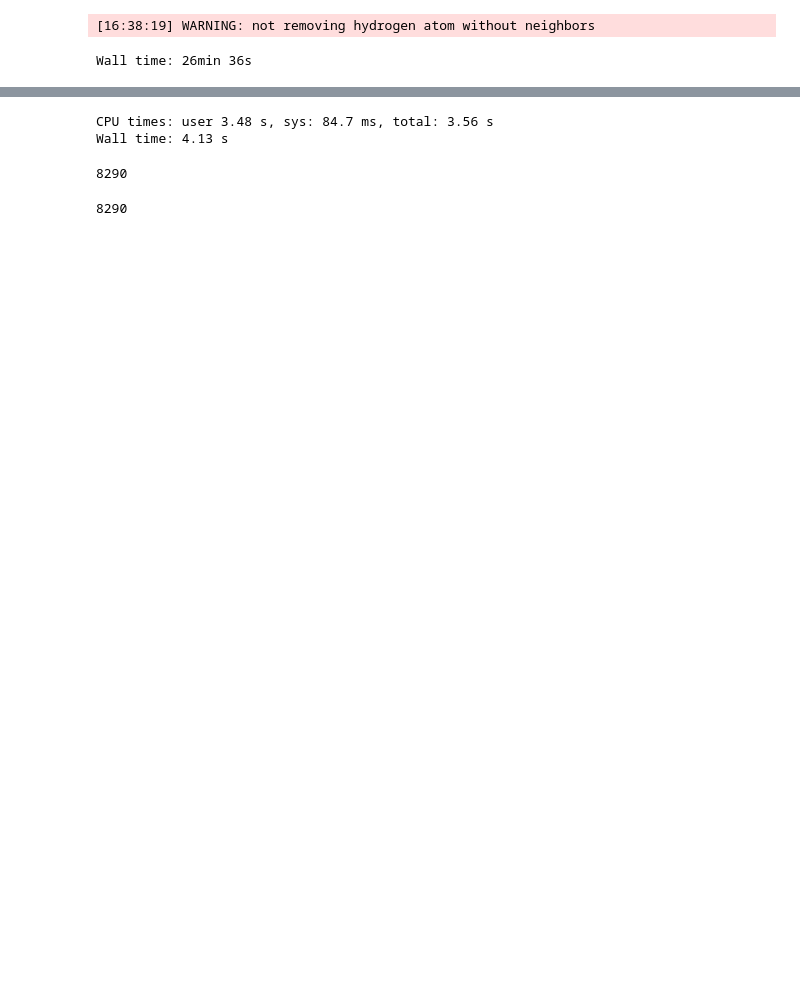
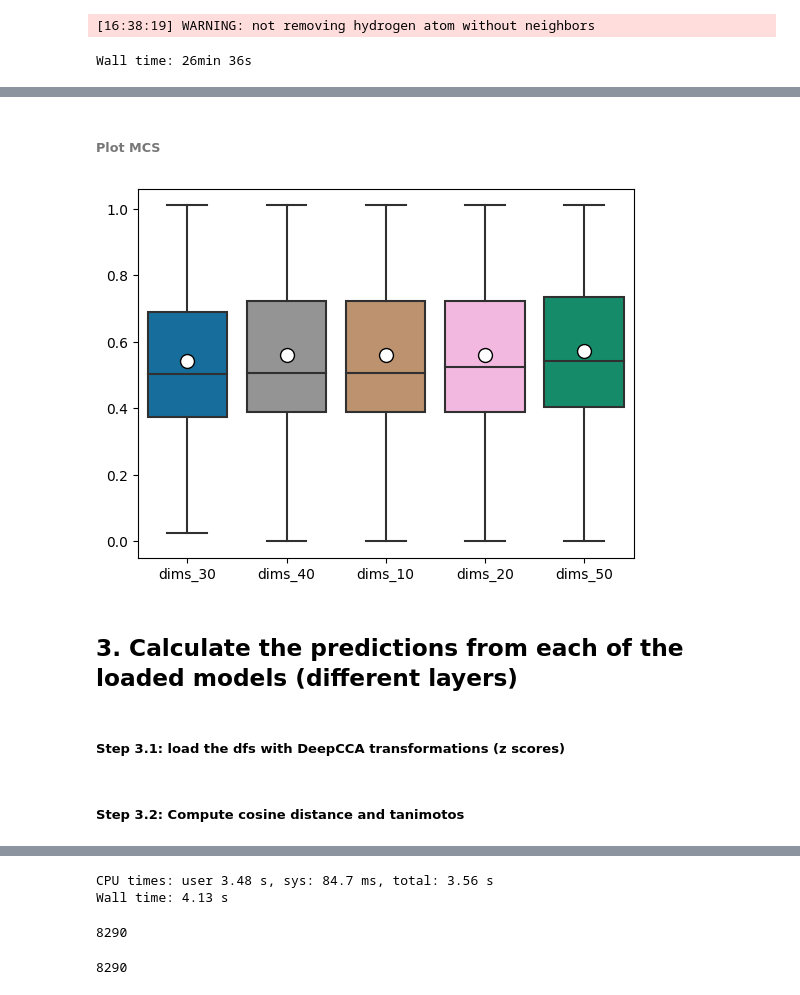
Before and after one commit to LukaLmelias/DeepCCA_thesis, a Jupyter notebook: spectra_structure_prediction.ipynb, the cells around one changed output, grey strips where cells are left out. Saved outputs shown, nothing was run; the diff lists cells and outputs as text; code cells hidden in the pictures; blank space fills up the shorter version.

```diff
--- a/spectra_structure_prediction.ipynb
+++ b/spectra_structure_prediction.ipynb
@@ -478,14 +528,15 @@ for dim in dims:
 # %%
-dims = [10,20,30,40]
+dims = [10,20,30,40,50] # 50 not included as this is still running
 tanis = []
 mcs_all = []
 
 for dim in dims:
-    tani = Files(f'./sdl_logs/sdl_optimal_dims/sdl_dim_{dim}_tanimoto.pickle').load_pickle()
-    mcs = Files(f'./sdl_logs/sdl_optimal_dims/sdl_dim_{dim}_mcs.pickle').load_pickle()
+    tani = Files(f'./sdl_logs/sdl_optimal_dims/validation/sdl_dim_{dim}_validation_tanimoto.pickle').load_pickle()
+    mcs = Files(f'./sdl_logs/sdl_optimal_dims/validation/sdl_dim_{dim}_validation_mcs.pickle').load_pickle()
     tanis.append(tani)
     mcs_all.append(mcs)
     print('complete dim:', dim)
+    #break
 # %% [output]
 complete dim: 10
 complete dim: 20
@@ -539,0 +594,24 @@ MemoryError:
+# %% [markdown]
+###### Plot MCS
+# %%
+sorted_index = mcs_df.mean().sort_values().index
+mcs_df_sorted=mcs_df[sorted_index]
+#set pallete
+palette = [sns.color_palette("colorblind")[0],
+           sns.color_palette("colorblind")[7],
+           sns.color_palette("colorblind")[5],
+           sns.color_palette("colorblind")[6],
+           sns.color_palette("colorblind")[2],]
+sns.boxplot(mcs_df_sorted , showmeans = True,
+            palette=palette,
+           meanprops={"marker":"o",
+                       "markerfacecolor":"white",
+                       "markeredgecolor":"black",
+                      "markersize":"10"})
+plt.show()
+# %% [output]
+[figure, added]
+# %% [markdown]
+## 3. Calculate the predictions from each of the loaded models (different layers)
+# %% [markdown]
+##### Step 3.1: load the dfs with DeepCCA transformations (z scores)
@@ -539,0 +626,2 @@ MemoryError:
+# %% [markdown]
+##### Step 3.2: Compute cosine distance and tanimotos
```
Also changed, not shown: parts of 54 cells of this notebook.
